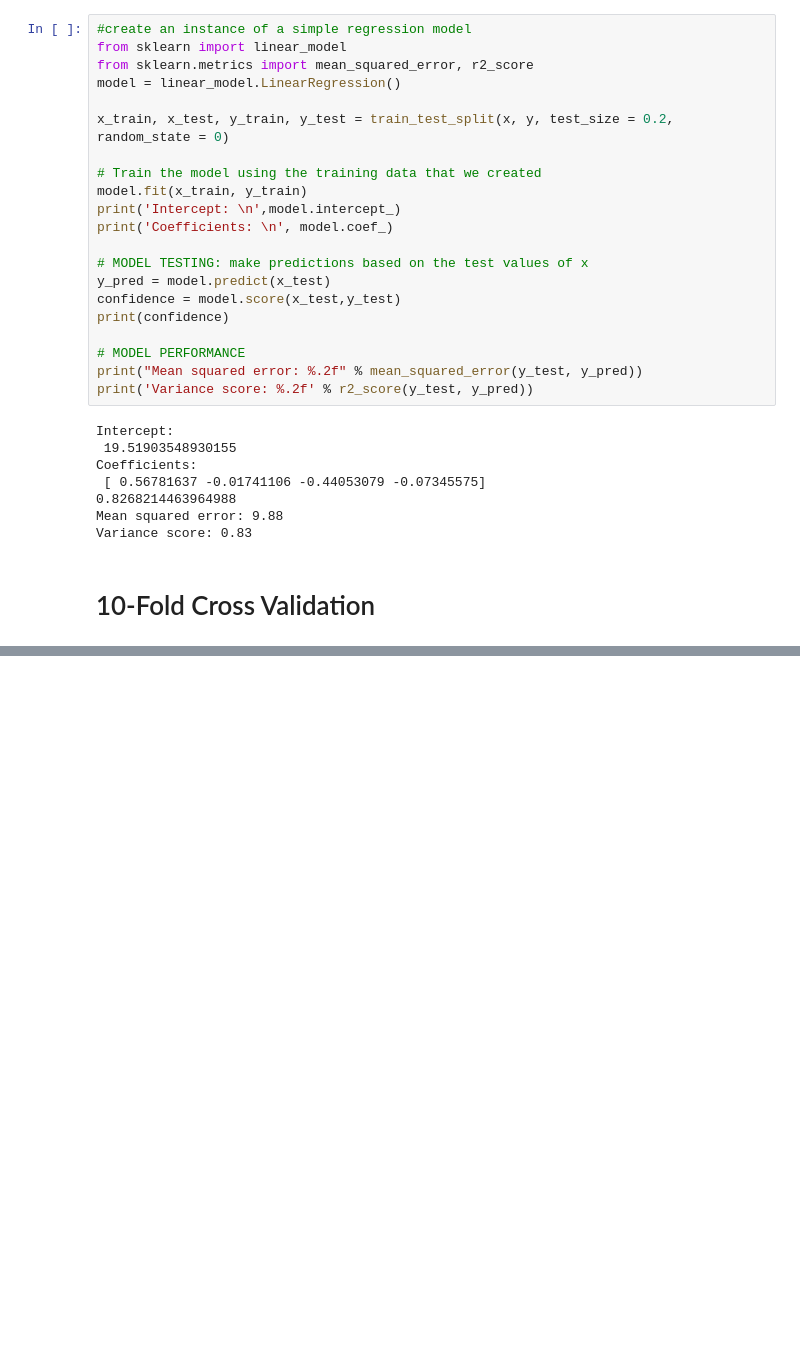
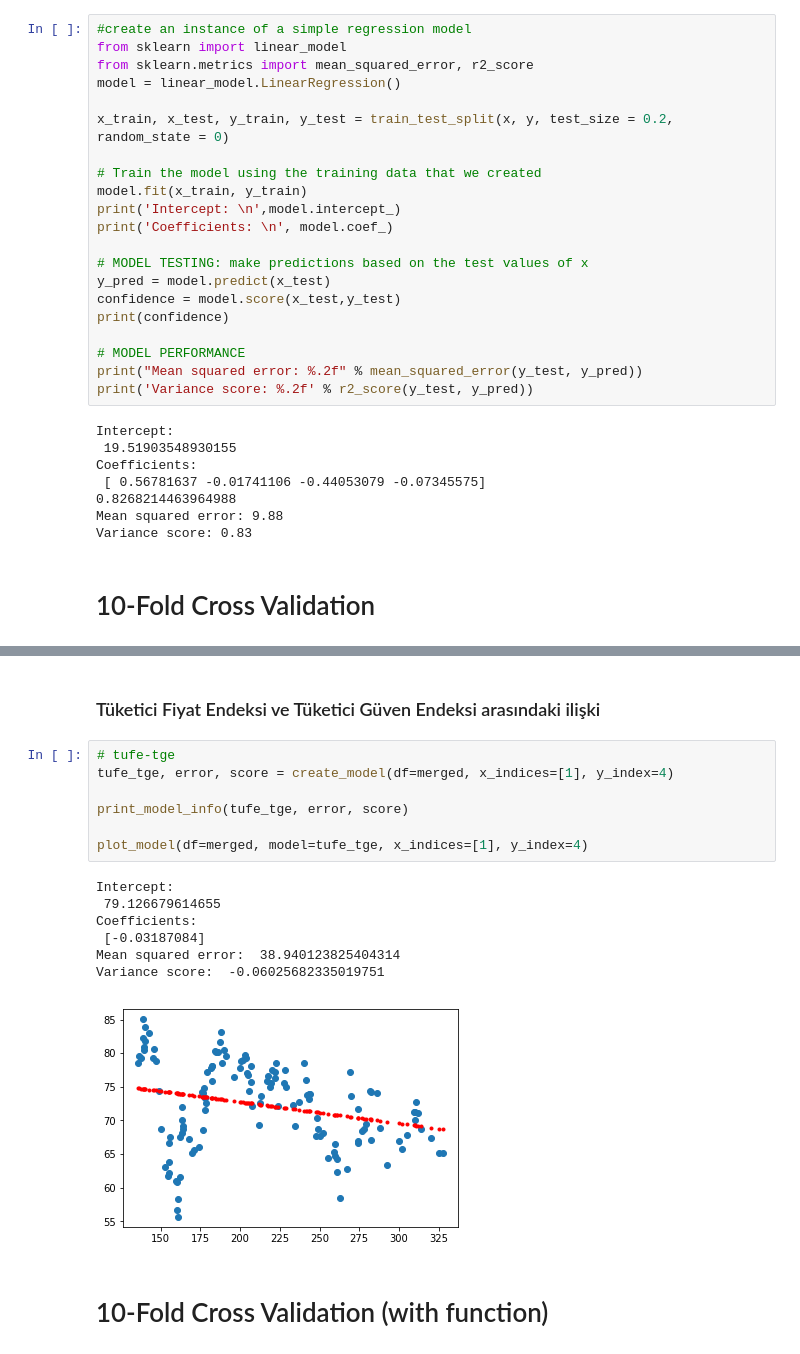
Before and after one commit to beratgumus/ConsumerConfidenceIndexEstimation, a Jupyter notebook: Proje2.ipynb, the cells around one changed output, grey strips where cells are left out. Drawn from its saved outputs; the diff is of its cells as text; blank space fills up the shorter version.

```diff
--- a/Proje2.ipynb
+++ b/Proje2.ipynb
@@ -209,0 +280,19 @@ Variance score:  0.7084145091850577
+# %% [markdown]
+### Tüketici Fiyat Endeksi ve Tüketici Güven Endeksi arasındaki ilişki
+# %%
+# tufe-tge
+tufe_tge, error, score = create_model(df=merged, x_indices=[1], y_index=4)
+
+print_model_info(tufe_tge, error, score)
+
+plot_model(df=merged, model=tufe_tge, x_indices=[1], y_index=4)
+# %% [output]
+Intercept:
+ 79.126679614655
+Coefficients:
+ [-0.03187084]
+Mean squared error:  38.940123825404314
+Variance score:  -0.06025682335019751
+[figure, added]
+# %% [markdown]
+# 10-Fold Cross Validation (with function)
```
Also changed, not shown: parts of 5 cells of this notebook.
